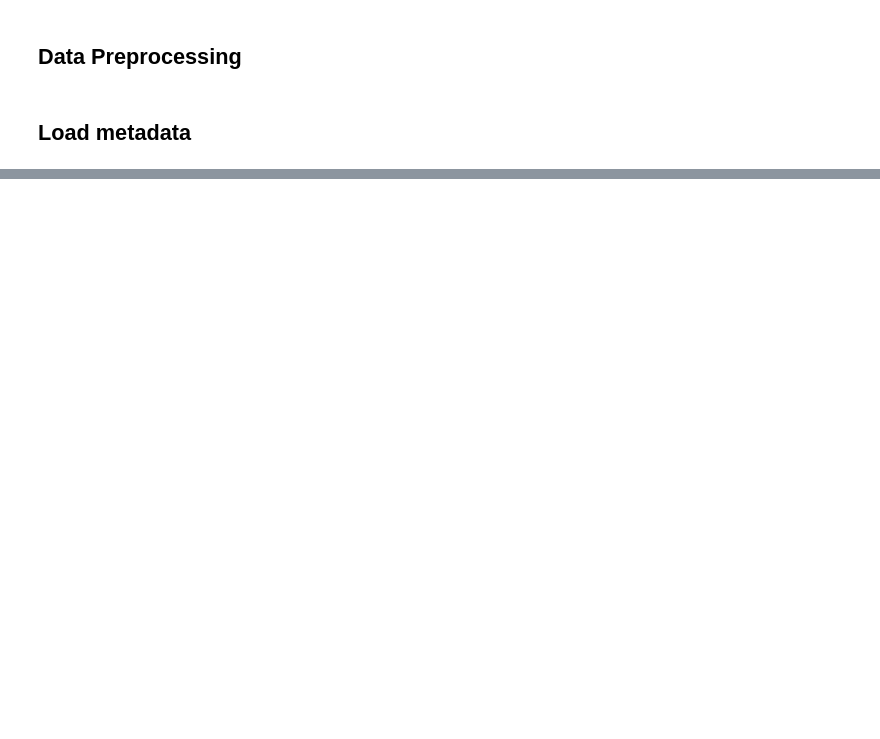
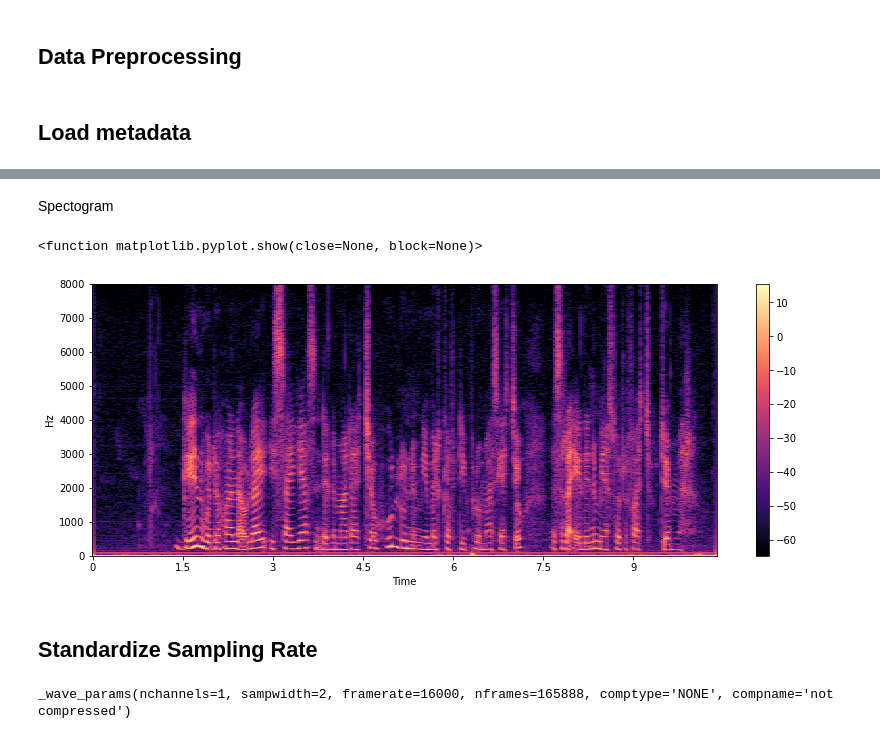
Before and after one commit to Micky373/speech_to_text, a Jupyter notebook: notebooks/preprocessing.ipynb, the cells around one changed output, grey strips where cells are left out. Saved outputs shown, nothing was run; the diff lists cells and outputs as text; code cells hidden in the pictures; blank space fills up the shorter version.

```diff
--- a/notebooks/preprocessing.ipynb
+++ b/notebooks/preprocessing.ipynb
@@ -39,0 +46,20 @@ meta_data.head()
+# %% [markdown]
+Spectogram
+# %%
+samples, sample_rate = librosa.load('../data/train/wav/tr_10_tr01010.wav', sr=None)
+X = librosa.stft(samples)
+Xdb = librosa.amplitude_to_db(abs(X))
+plt.figure(figsize=(14, 5))
+librosa.display.specshow(Xdb, sr=sample_rate, x_axis='time', y_axis='hz')
+plt.colorbar()
+plt.show
+# %% [output]
+<function matplotlib.pyplot.show(close=None, block=None)>
+[figure, added]
+# %% [markdown]
+## Standardize Sampling Rate
+# %%
+data =  wave.open('../data/train/wav/tr_10_tr01010.wav')
+data.getparams()
+# %% [output]
+_wave_params(nchannels=1, sampwidth=2, framerate=16000, nframes=165888, comptype='NONE', compname='not compressed')
```
Also changed, not shown: parts of 33 cells of this notebook, 4 other files.
